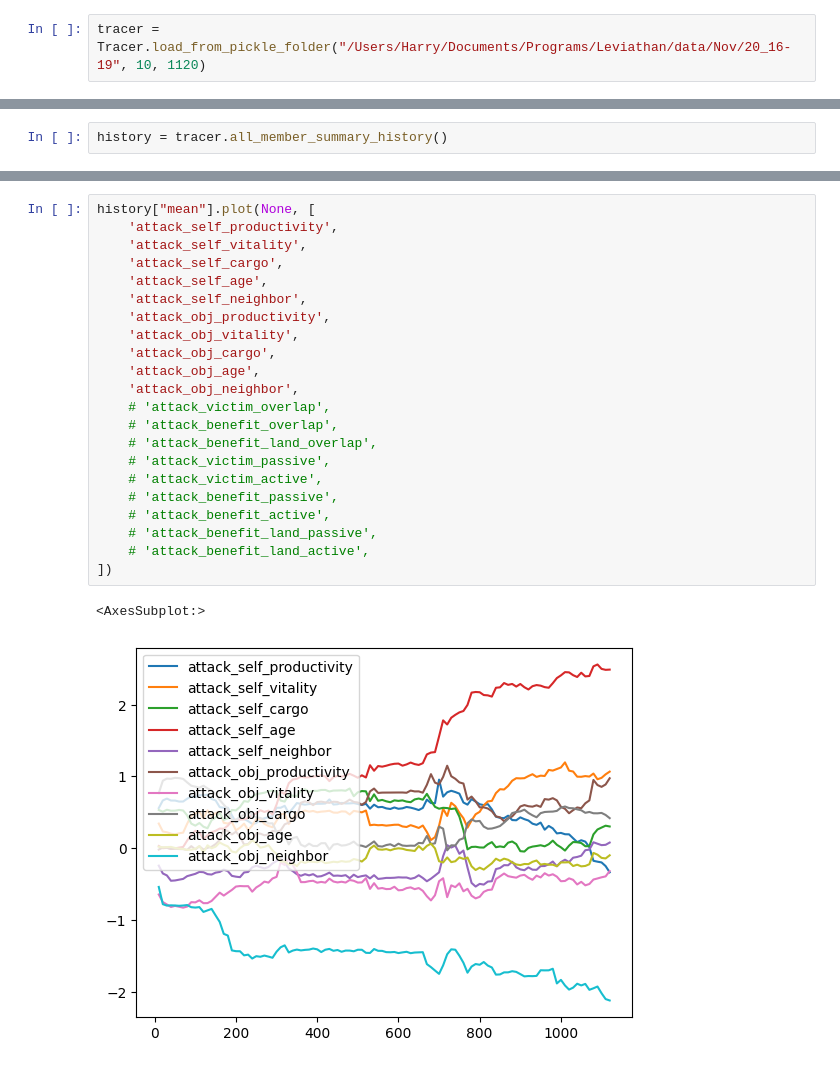
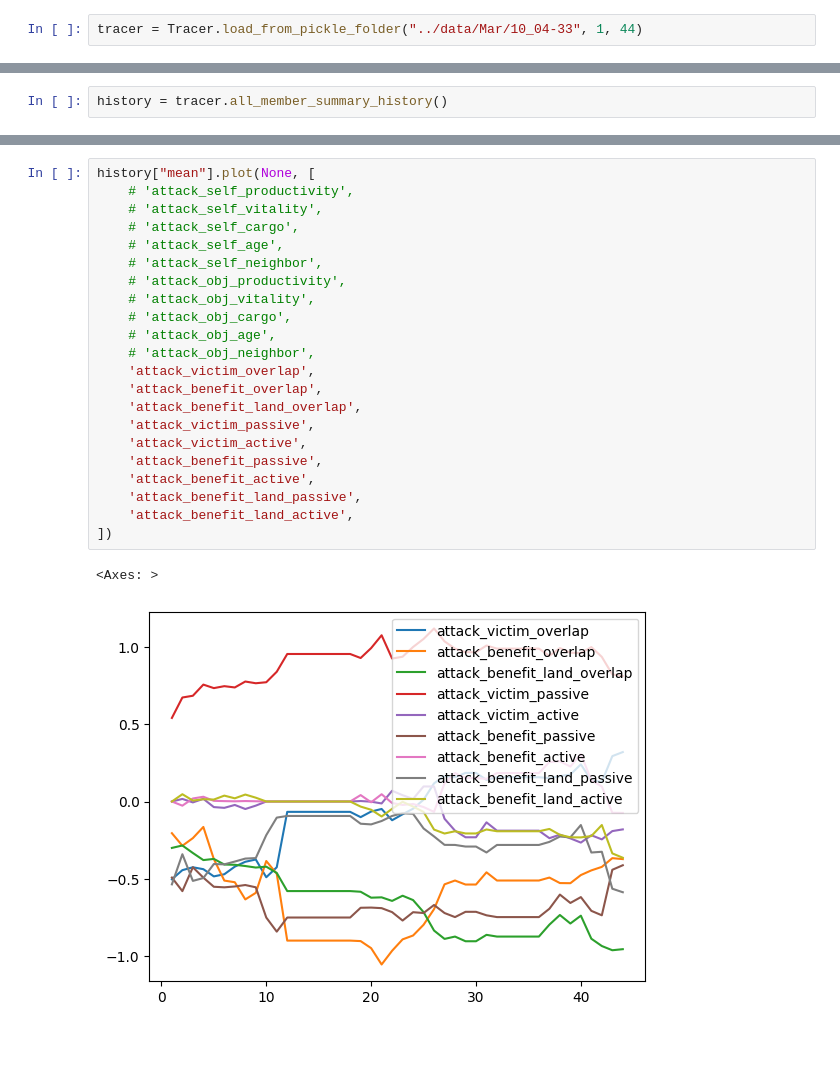
Before and after one commit to LEE-CHENYU/leviathan, a Jupyter notebook: notebooks/test_tracer.ipynb, the cells around one changed output, grey strips where cells are left out. Cells and saved outputs as stored; diff of their text form.

```diff
--- a/notebooks/test_tracer.ipynb
+++ b/notebooks/test_tracer.ipynb
@@ -9,2 +25,2 @@ import matplotlib.pyplot as plt
-# %%
-tracer = Tracer.load_from_pickle_folder("/Users/Harry/Documents/Programs/Leviathan/data/Nov/20_16-19", 10, 1120)
+# %%
+tracer = Tracer.load_from_pickle_folder("../data/Mar/10_04-33", 1, 44)
@@ -13,27 +36,27 @@ history = tracer.all_member_summary_history()
 # %%
 history["mean"].plot(None, [
-    'attack_self_productivity',
-    'attack_self_vitality',
-    'attack_self_cargo',
-    'attack_self_age',
-    'attack_self_neighbor',
-    'attack_obj_productivity',
-    'attack_obj_vitality',
-    'attack_obj_cargo',
-    'attack_obj_age',
-    'attack_obj_neighbor',
-    # 'attack_victim_overlap',
-    # 'attack_benefit_overlap',
-    # 'attack_benefit_land_overlap',
-    # 'attack_victim_passive',
-    # 'attack_victim_active',
-    # 'attack_benefit_passive',
-    # 'attack_benefit_active',
-    # 'attack_benefit_land_passive',
-    # 'attack_benefit_land_active',
+    # 'attack_self_productivity',
+    # 'attack_self_vitality',
+    # 'attack_self_cargo',
+    # 'attack_self_age',
+    # 'attack_self_neighbor',
+    # 'attack_obj_productivity',
+    # 'attack_obj_vitality',
+    # 'attack_obj_cargo',
+    # 'attack_obj_age',
+    # 'attack_obj_neighbor',
+    'attack_victim_overlap',
+    'attack_benefit_overlap',
+    'attack_benefit_land_overlap',
+    'attack_victim_passive',
+    'attack_victim_active',
+    'attack_benefit_passive',
+    'attack_benefit_active',
+    'attack_benefit_land_passive',
+    'attack_benefit_land_active',
 ])
 # %% [output]
-<AxesSubplot:>
+<Axes: >
-[figure, old version]
+[figure, new version]
 # %%
 history["std"].plot(None, [
```
Also changed, not shown: parts of 12 cells of this notebook, 5 other files.
